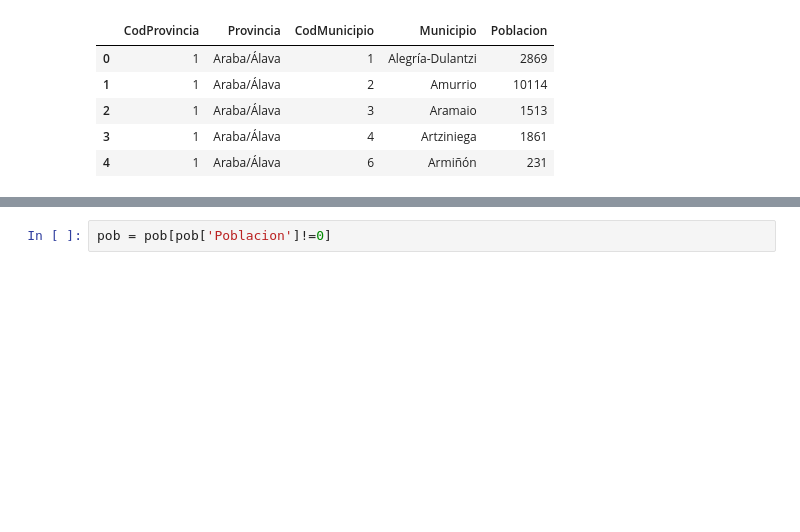
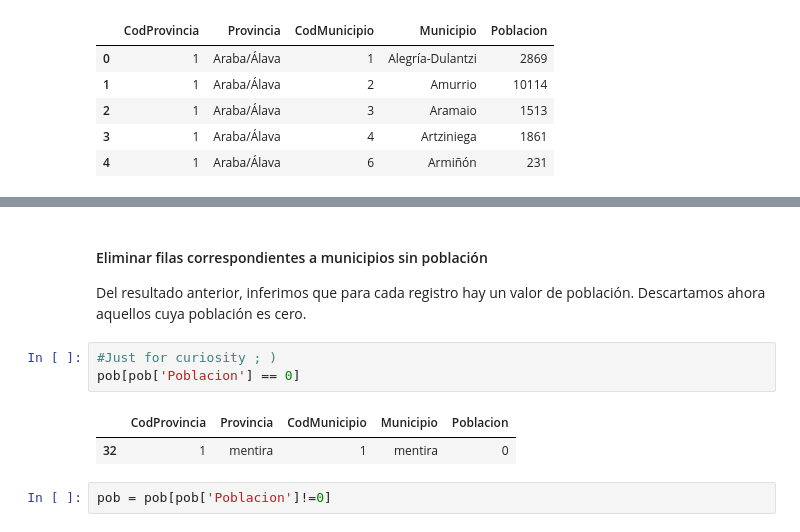
Before and after one commit to RaulRC/mia-iia, a Jupyter notebook: task2/Tema2_Raul_ReguilloCarmona.ipynb, the cells around one changed output, grey strips where cells are left out. Cells and saved outputs as stored; diff of their text form; blank space fills up the shorter version.

```diff
--- a/task2/Tema2_Raul_ReguilloCarmona.ipynb
+++ b/task2/Tema2_Raul_ReguilloCarmona.ipynb
@@ -93,3 +118,13 @@ dtype: int64
+# %% [markdown]
+#### Eliminar filas correspondientes a municipios sin población
+
+Del resultado anterior, inferimos que para cada registro hay un valor de población. Descartamos ahora aquellos cuya población es cero.
+# %%
+#Just for curiosity ; )
+pob[pob['Poblacion'] == 0]
+# %% [output]
+|  | CodProvincia | Provincia | CodMunicipio | Municipio | Poblacion |
+| 32 | 1 | mentira | 1 | mentira | 0 |
 # %%
 pob = pob[pob['Poblacion']!=0]
 # %%
```
Also changed, not shown: parts of 48 cells of this notebook.
